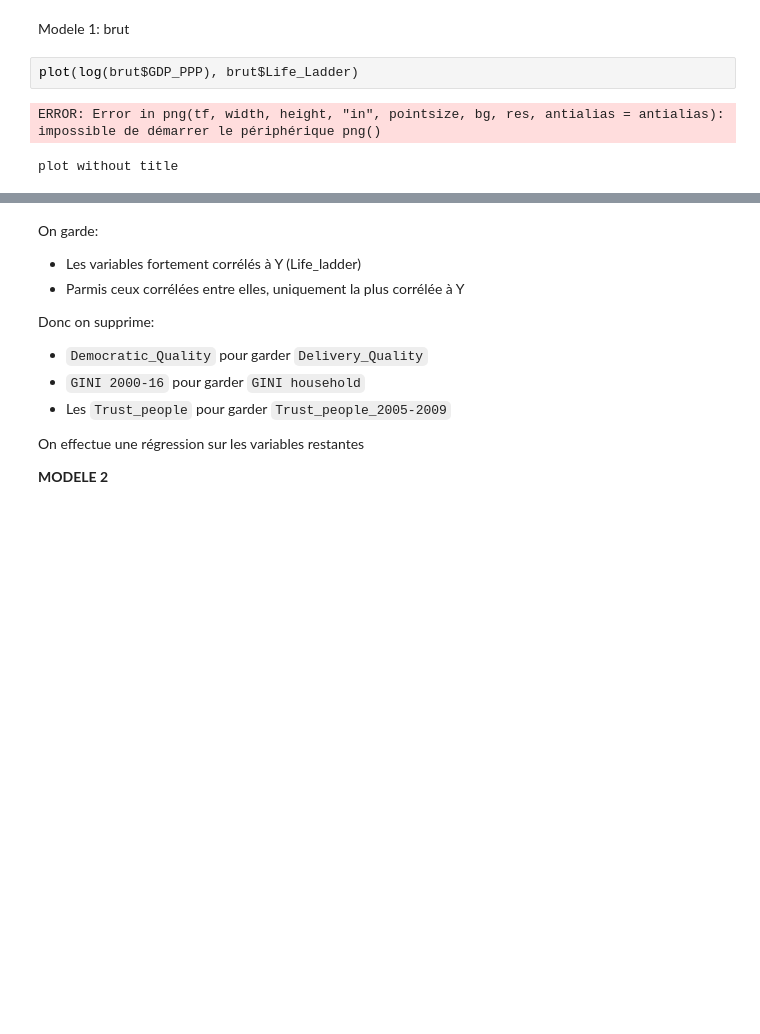
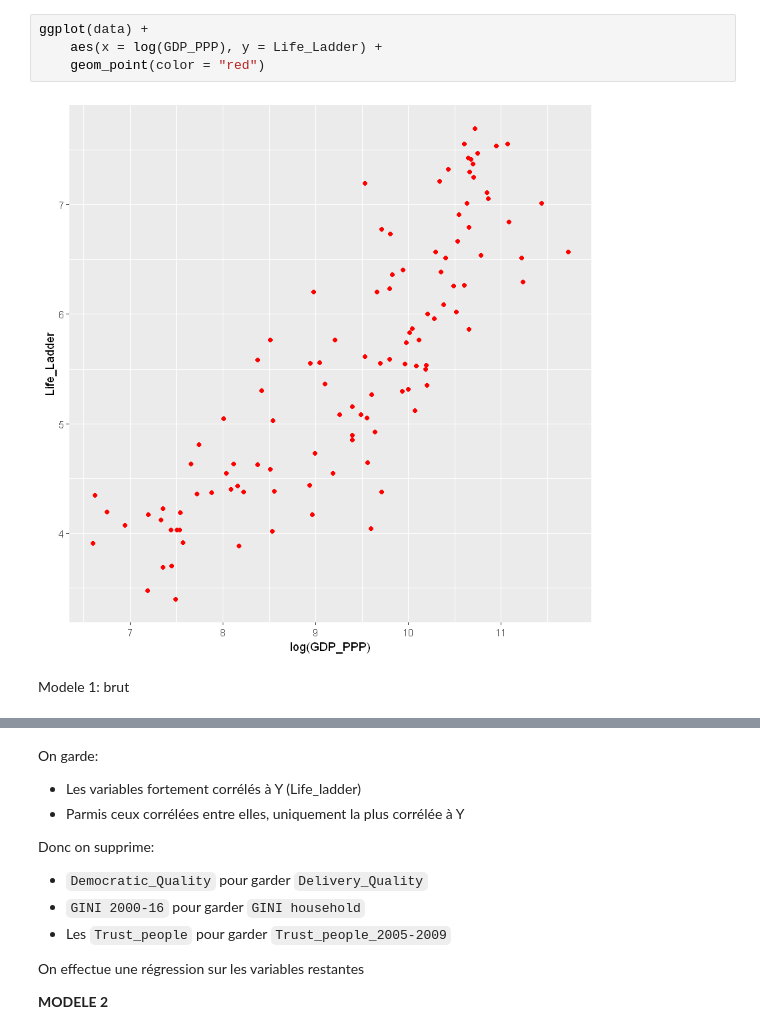
Before and after one commit to Lrakotoson/M_R, a Jupyter notebook: S1/M1Econometrie/Projet/HAPPINESS/Happiness_migration/happiness.ipynb, the cells around one changed output, grey strips where cells are left out. Saved outputs shown, nothing was run; the diff lists cells and outputs as text; blank space fills up the shorter version.

```diff
--- a/S1/M1Econometrie/Projet/HAPPINESS/Happiness_migration/happiness.ipynb
+++ b/S1/M1Econometrie/Projet/HAPPINESS/Happiness_migration/happiness.ipynb
@@ -44,10 +157,11 @@ head(brut)
+# %%
+ggplot(data) +
+    aes(x = log(GDP_PPP), y = Life_Ladder) +
+    geom_point(color = "red")
+# %% [output]
+[figure, added]
 # %% [markdown]
 Modele 1: brut
-# %%
-plot(log(brut$GDP_PPP), brut$Life_Ladder)
-# %% [output]
-ERROR: Error in png(tf, width, height, "in", pointsize, bg, res, antialias = antialias): impossible de démarrer le périphérique png()
-plot without title
 # %%
 mod1 <- lm(Life_Ladder~., data = brut[,2:18])
 summary(mod1)
```
Also changed, not shown: parts of 18 cells of this notebook, 4 other files.
